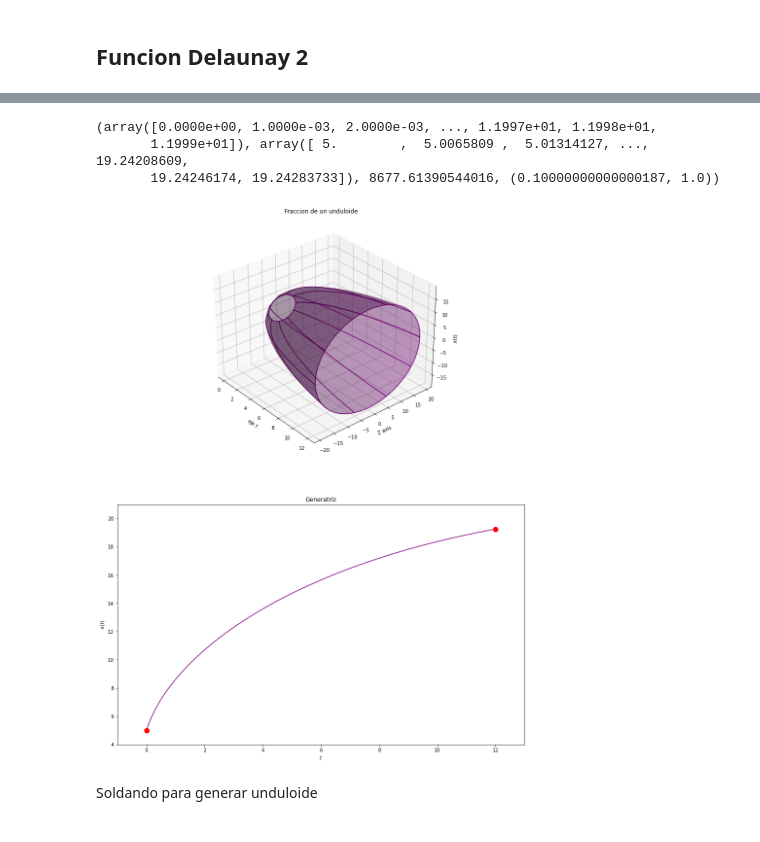
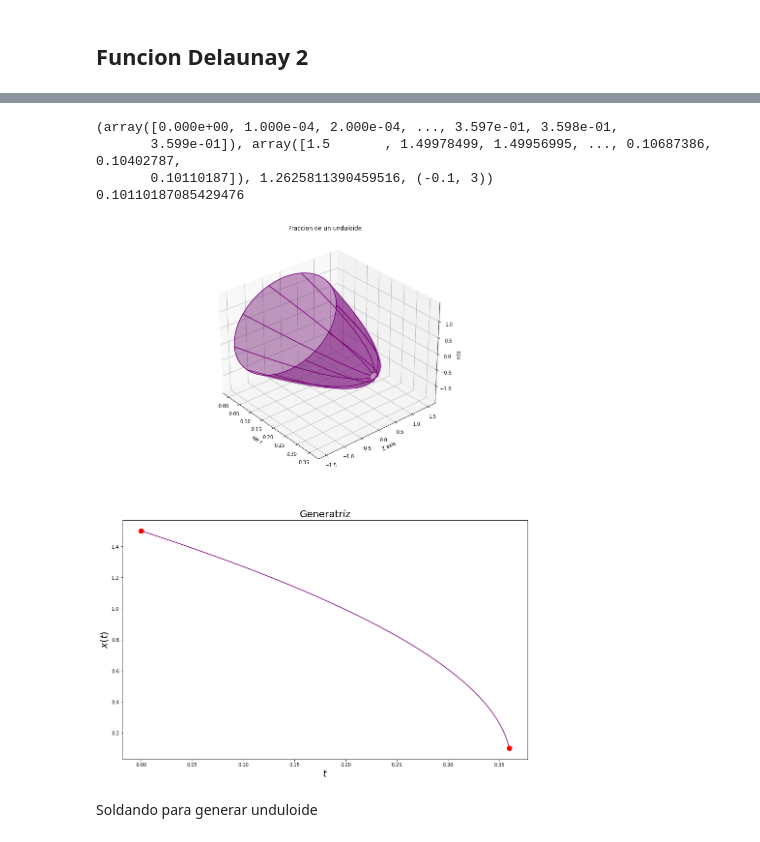
Before and after one commit to David-Damian/Optimization-Delaunay-surfaces, a Jupyter notebook: notebooks/graficas del reporte.ipynb, the cells around one changed output, grey strips where cells are left out. Cells and saved outputs as stored; diff of their text form; code cells hidden in the pictures.

```diff
--- a/notebooks/graficas del reporte.ipynb
+++ b/notebooks/graficas del reporte.ipynb
@@ -363,11 +305,12 @@ plt.show()
 # %% [markdown]
 ## Funcion Delaunay 2
 # %%
-k1= np.arange(start=-5, stop=5, step=1, dtype=float) #hiperparametro de la ecuacion diferencial np.arange(start=-5, stop=5, num=50)
-Lambda= np.arange(start=-2,stop=2, step=0.1, dtype=float) #hiperparametro de la EDO
-
+from utils1 import *
+from utils3 import *
+k1= np.arange(-2, 4, step=1, dtype=int) #hiperparametro de la ecuacion diferencial np.arange(start=-5, stop=5, num=50)
+Lambda= np.array([-0.2,-0.1,0,0.1,0.2]) #hiperparametro de la EDO
+print(Lambda[2])
+print(k1[-1])
 #condiciones de controno
-a= 0
-b= 12
-xa= 5
-xb= 20
+a,b= 0,0.36
+xa, xb=1.5,0.101101
@@ -380,63 +339,62 @@ El volumen de la mejor superficie es 8677.61390544016
 El error abs entre condicion final objetivo y fin de la solucion aproximada es 1
 # %%
 print(superficie2)
+print(superficie2[1][-1])
 # %% [output]
-(array([0.0000e+00, 1.0000e-03, 2.0000e-03, ..., 1.1997e+01, 1.1998e+01,
-       1.1999e+01]), array([ 5.        ,  5.0065809 ,  5.01314127, ..., 19.24208609,
-       19.24246174, 19.24283733]), 8677.61390544016, (0.10000000000000187, 1.0))
+(array([0.000e+00, 1.000e-04, 2.000e-04, ..., 3.597e-01, 3.598e-01,
+       3.599e-01]), array([1.5       , 1.49978499, 1.49956995, ..., 0.10687386, 0.10402787,
+       0.10110187]), 1.2625811390459516, (-0.1, 3))
+0.10110187085429476
 # %%
+from mpl_toolkits.mplot3d import Axes3D
+import matplotlib.pyplot as plt
 n = 100
-
+#dominio de la parametrizacion
+t=superficie2[0]
 #funcion solucion evaluada en cada t
 y_t=superficie2[1]
 
-#dominio de la parametrizacion
-t=superficie2[0]
+
 theta = np.linspace(0, 2*np.pi, n)
 
 #creamos una malla para t,theta
 T, THETA = np.meshgrid(t, theta)
 
 #REFERENCIA PARA MESHGRID: https://numpy.org/doc/stable/reference/generated/numpy.meshgrid.html
 
 #coordenadas del solido de revolucion
 Y_T = np.ones((n, 1))*y_t #matrix whose rows are reapeted and equal to the solution vector
 Y = Y_T*np.cos(THETA)
 Z = Y_T*np.sin(THETA)
 
 ###GRAFICAS
 
 fig = plt.figure(figsize=(15,20))
-#fig.suptitle('Generatriz y catenoide')
 #### Grafica solido revolucion
 ax = fig.add_subplot(2, 1, 1, projection='3d')
-surf= ax.plot_wireframe(T, Y, Z,rcount=10,ccount=1, color='purple') #mostrar las secciones del solido
+ax.plot_wireframe(T, Y, Z,rcount=10,ccount=1, color='purple') #mostrar las secciones del solido
 ax.title.set_text('Fraccion de un unduloide')
 ax.plot_surface(T, Y, Z, color='purple', alpha=0.4)
 ax.view_init(elev=30, azim=-40) #para rotar la grafica
-
 
 #etiquetar ejes:
 ax.set_xlabel('eje $t$')
 ax.set_ylabel('Z axis')
 ax.set_zlabel('$x(t)$')
 
 ####Grafica de funcion a rotar
-ax = fig.add_subplot(2, 1, 2)
-ax.plot(t,y_t,'purple')
+ax=fig.add_subplot(2, 1, 2)
+ax.plot(t, y_t, 'purple')
 ax.plot(a, xa,b,y_t[-1], marker="o", markersize=10, markeredgecolor="red",
          markerfacecolor="red", label='condicion final e inicial') #graficando condicion inicial y final
-#ax.text(1000, 17, '$(a,x_a)$', color='red')
-#ax.text(9500, xb-20, '$(b,x_b)$', color='red')
-ax.axis(xmin=a-1,xmax=b+1)
-ax.axis(ymin=xa-1,ymax=xb+1)
-ax.set_xlabel('$t$')
-ax.set_ylabel('$x(t)$')
-ax.title.set_text('Generatríz')
+ax.set_xlabel('$t$', fontsize=20)
+ax.set_ylabel('$x(t)$',fontsize=20)
+ax.set_title('Generatríz', fontsize=20)
+plt.show()
 
 plt.show()
 # %% [output]
-[figure, old version]
+[figure, new version]
 # %% [markdown]
 Soldando para generar unduloide
 # %%
```
Also changed, not shown: parts of 23 cells of this notebook.
